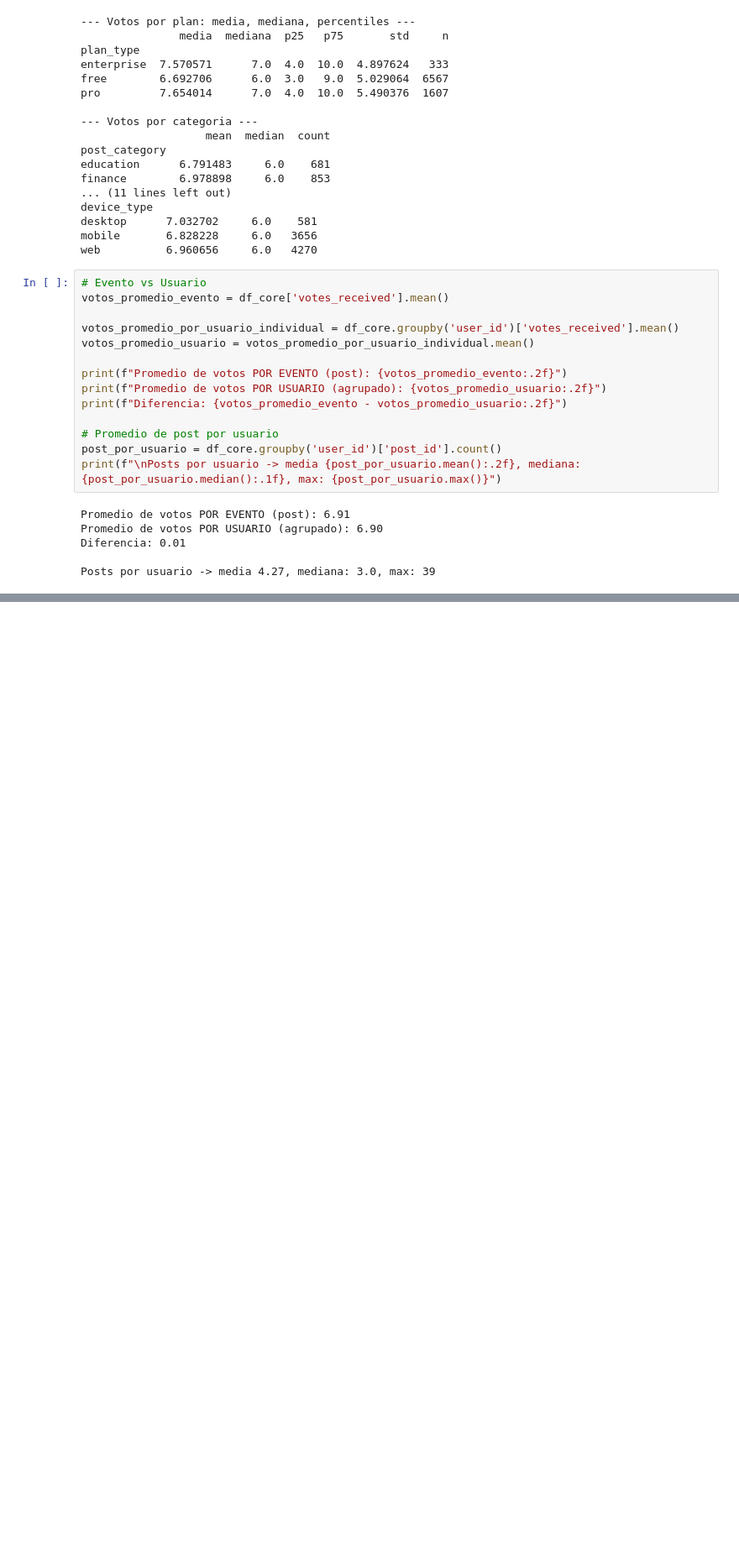
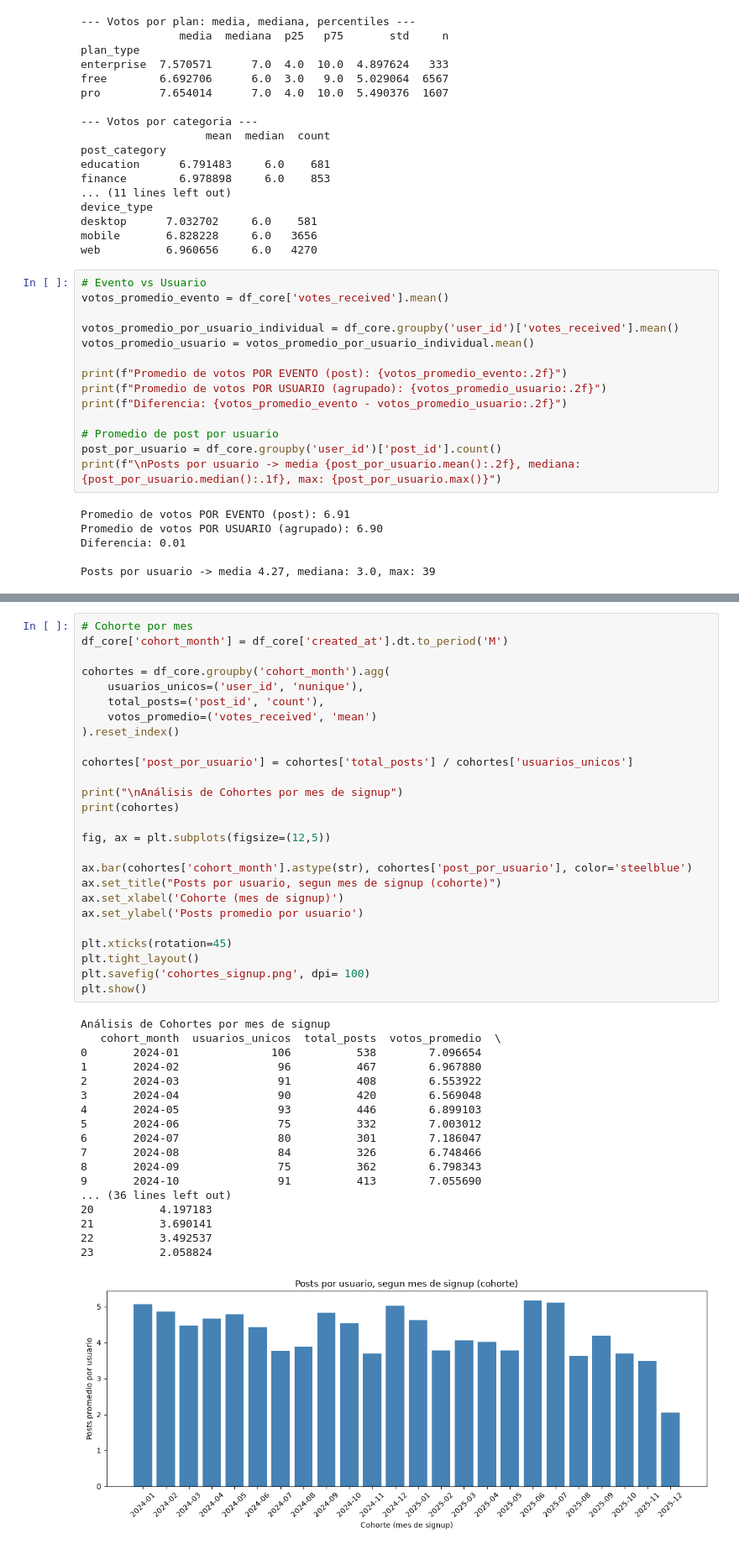
Before and after one commit to IvanOcampos/IceAnalytics, a Jupyter notebook: Analytics.ipynb, the cells around one changed output, grey strips where cells are left out. Shown at 84% size. Drawn from its saved outputs; the diff is of its cells as text; blank space fills up the shorter version.

```diff
--- a/Analytics.ipynb
+++ b/Analytics.ipynb
@@ -477,0 +578,45 @@ Usuarios en el top 1%: 20
+# %%
+# Cohorte por mes
+df_core['cohort_month'] = df_core['created_at'].dt.to_period('M')
+
+cohortes = df_core.groupby('cohort_month').agg(
+    usuarios_unicos=('user_id', 'nunique'),
+    total_posts=('post_id', 'count'),
+    votos_promedio=('votes_received', 'mean')
+).reset_index()
+
+cohortes['post_por_usuario'] = cohortes['total_posts'] / cohortes['usuarios_unicos']
+
+print("\nAnálisis de Cohortes por mes de signup")
+print(cohortes)
+
+fig, ax = plt.subplots(figsize=(12,5))
+
+ax.bar(cohortes['cohort_month'].astype(str), cohortes['post_por_usuario'], color='steelblue')
+ax.set_title("Posts por usuario, segun mes de signup (cohorte)")
+ax.set_xlabel('Cohorte (mes de signup)')
+ax.set_ylabel('Posts promedio por usuario')
+
+plt.xticks(rotation=45)
+plt.tight_layout()
+plt.savefig('cohortes_signup.png', dpi= 100)
+plt.show()
+# %% [output]
+Análisis de Cohortes por mes de signup
+   cohort_month  usuarios_unicos  total_posts  votos_promedio  \
+0       2024-01              106          538        7.096654
+1       2024-02               96          467        6.967880
+2       2024-03               91          408        6.553922
+3       2024-04               90          420        6.569048
+4       2024-05               93          446        6.899103
+5       2024-06               75          332        7.003012
+6       2024-07               80          301        7.186047
+7       2024-08               84          326        6.748466
+8       2024-09               75          362        6.798343
+9       2024-10               91          413        7.055690
+... (36 lines left out)
+20          4.197183
+21          3.690141
+22          3.492537
+23          2.058824
+[figure, added]
```
Also changed, not shown: parts of 5 cells of this notebook, 3 other files.
